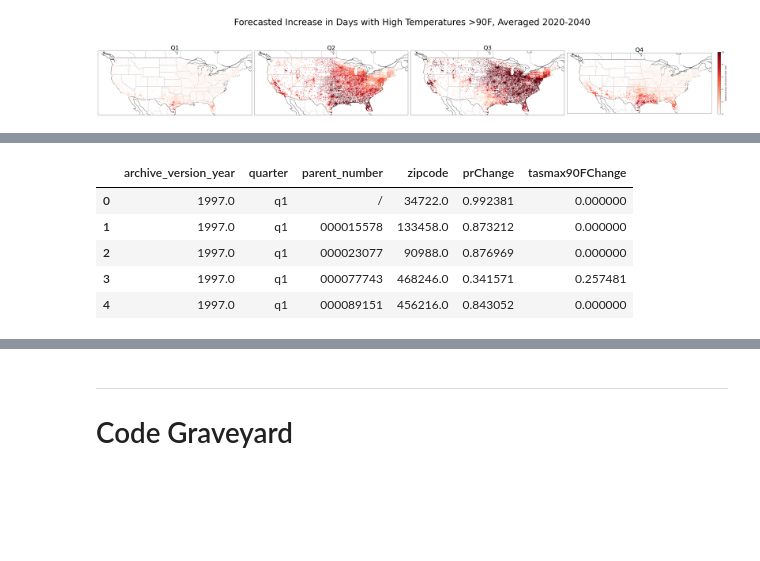
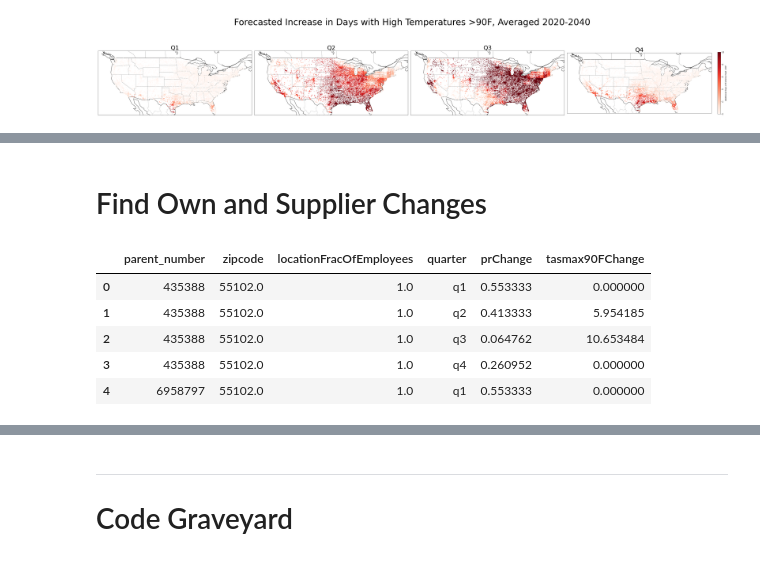
Before and after one commit to brianreed21/extremes, a Jupyter notebook: extremesCleaningCode/cmip6Processing.ipynb, the cells around one changed output, grey strips where cells are left out. Saved outputs shown, nothing was run; the diff lists cells and outputs as text; code cells hidden in the pictures; blank space fills up the shorter version.

```diff
--- a/extremesCleaningCode/cmip6Processing.ipynb
+++ b/extremesCleaningCode/cmip6Processing.ipynb
@@ -1860,19 +1976,20 @@ fig.subplots_adjust(top=1.65)
+# %% [markdown]
+# Find Own and Supplier Changes
 # %%
+locDataWithWeather = pd.read_csv("../../data/companyData/locDataWithWeatherPreds.csv").drop(columns = 'Unnamed: 0')
+
+
 locDataWithWeather_byFirm = locDataWithWeather.drop(columns = {'latitude', 'longitude'})
 
 locDataWithWeather_byFirm.prChange     = locDataWithWeather_byFirm.prChange     * locDataWithWeather_byFirm.locationFracOfEmployees
 locDataWithWeather_byFirm.tasmax90FChange = locDataWithWeather_byFirm.tasmax90FChange * locDataWithWeather_byFirm.locationFracOfEmployees
 
-locDataWithWeather_byFirm.drop(columns = {'locationFracOfEmployees'}, inplace = True)
+# locDataWithWeather_byFirm.drop(columns = {'locationFracOfEmployees'}, inplace = True)
 locDataWithWeather_byFirm.head()
-
-weatherPreds_byFirm = locDataWithWeather_byFirm.groupby(['archive_version_year','quarter','parent_number']).sum().reset_index()
-# weatherPreds_byFirm.prChange = weatherPreds_byFirm.prChange - 4.5
-weatherPreds_byFirm.head()
 # %% [output]
-|  | archive_version_year | quarter | parent_number | zipcode | prChange | tasmax90FChange |
-| 0 | 1997.0 | q1 | / | 34722.0 | 0.992381 | 0.000000 |
-| 1 | 1997.0 | q1 | 000015578 | 133458.0 | 0.873212 | 0.000000 |
-| 2 | 1997.0 | q1 | 000023077 | 90988.0 | 0.876969 | 0.000000 |
-| 3 | 1997.0 | q1 | 000077743 | 468246.0 | 0.341571 | 0.257481 |
-| 4 | 1997.0 | q1 | 000089151 | 456216.0 | 0.843052 | 0.000000 |
+|  | parent_number | zipcode | locationFracOfEmployees | quarter | prChange | tasmax90FChange |
+| 0 | 435388 | 55102.0 | 1.0 | q1 | 0.553333 | 0.000000 |
+| 1 | 435388 | 55102.0 | 1.0 | q2 | 0.413333 | 5.954185 |
+| 2 | 435388 | 55102.0 | 1.0 | q3 | 0.064762 | 10.653484 |
+| 3 | 435388 | 55102.0 | 1.0 | q4 | 0.260952 | 0.000000 |
+| 4 | 6958797 | 55102.0 | 1.0 | q1 | 0.553333 | 0.000000 |
```
Also changed, not shown: parts of 66 cells of this notebook, 7 other files.
